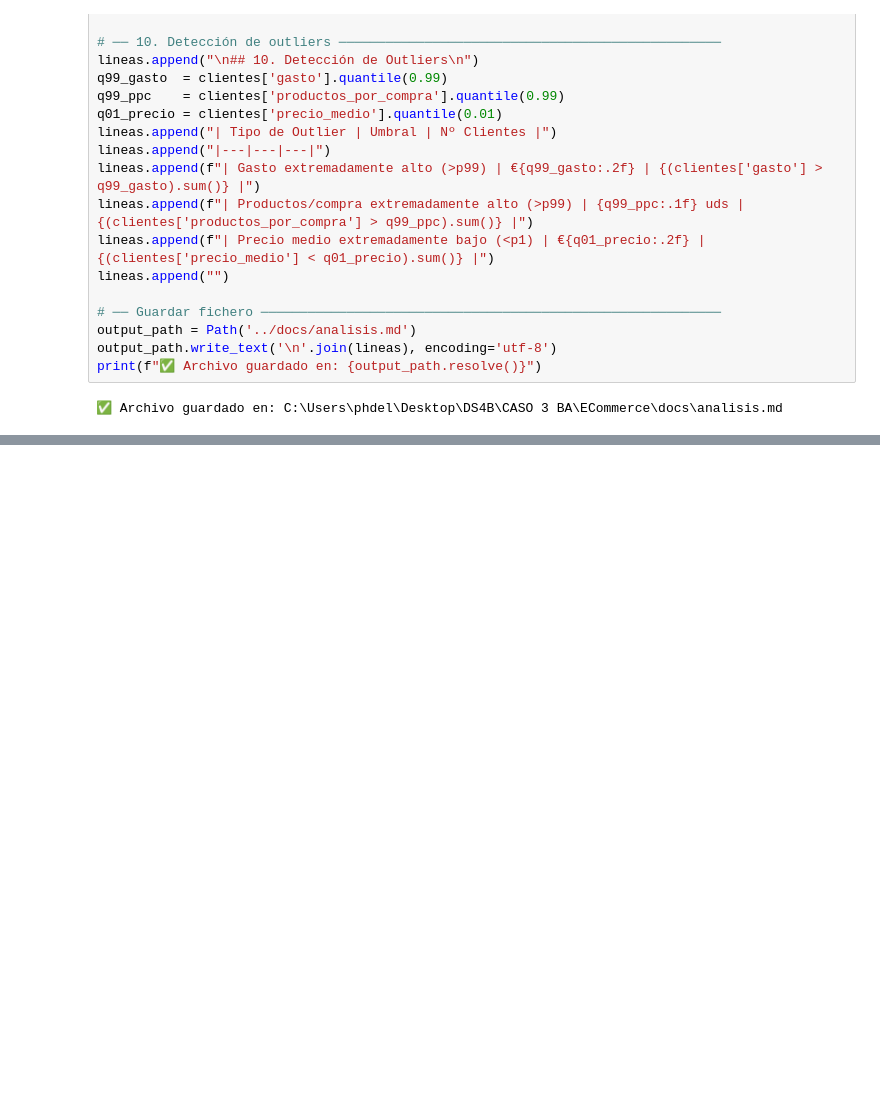
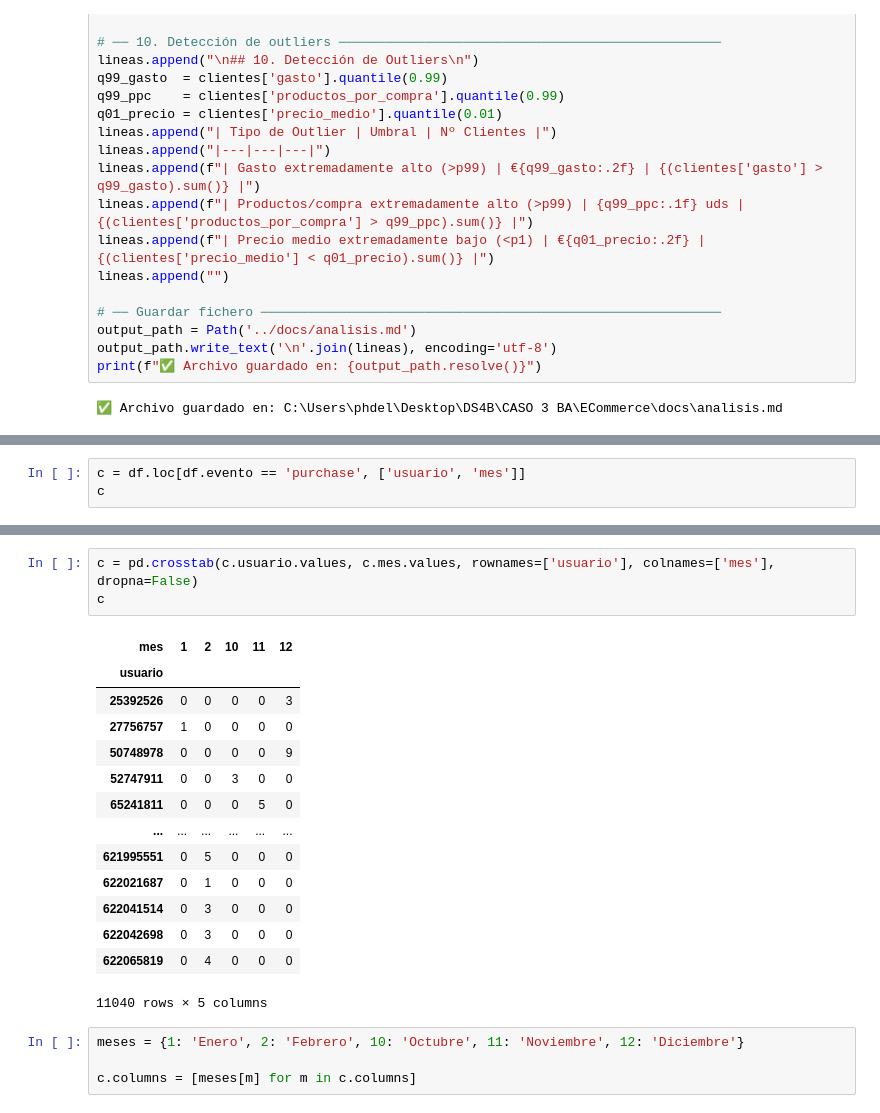
Before and after one commit to PabloHVega/ECommerce, a Jupyter notebook: notebooks/02_AnalisisInsights.ipynb, the cells around one changed output, grey strips where cells are left out. Cells and saved outputs as stored; diff of their text form; blank space fills up the shorter version.

```diff
--- a/notebooks/02_AnalisisInsights.ipynb
+++ b/notebooks/02_AnalisisInsights.ipynb
@@ -654,0 +655,3 @@ La segmentación cruzada por medianas es prácticamente **binaria**: los 5.522 c
+# %%
+c = df.loc[df.evento == 'purchase', ['usuario', 'mes']]
+c
@@ -654,0 +673,22 @@ La segmentación cruzada por medianas es prácticamente **binaria**: los 5.522 c
+# %%
+c = pd.crosstab(c.usuario.values, c.mes.values, rownames=['usuario'], colnames=['mes'], dropna=False)
+c
+# %% [output]
+| mes | 1 | 2 | 10 | 11 | 12 |
+| usuario |  |  |  |  |  |
+| 25392526 | 0 | 0 | 0 | 0 | 3 |
+| 27756757 | 1 | 0 | 0 | 0 | 0 |
+| 50748978 | 0 | 0 | 0 | 0 | 9 |
+| 52747911 | 0 | 0 | 3 | 0 | 0 |
+| 65241811 | 0 | 0 | 0 | 5 | 0 |
+| ... | ... | ... | ... | ... | ... |
+| 621995551 | 0 | 5 | 0 | 0 | 0 |
+| 622021687 | 0 | 1 | 0 | 0 | 0 |
+| 622041514 | 0 | 3 | 0 | 0 | 0 |
+| 622042698 | 0 | 3 | 0 | 0 | 0 |
+| 622065819 | 0 | 4 | 0 | 0 | 0 |
+11040 rows × 5 columns
+# %%
+meses = {1: 'Enero', 2: 'Febrero', 10: 'Octubre', 11: 'Noviembre', 12: 'Diciembre'}
+
+c.columns = [meses[m] for m in c.columns]
```
Also changed, not shown: parts of 15 cells of this notebook.
